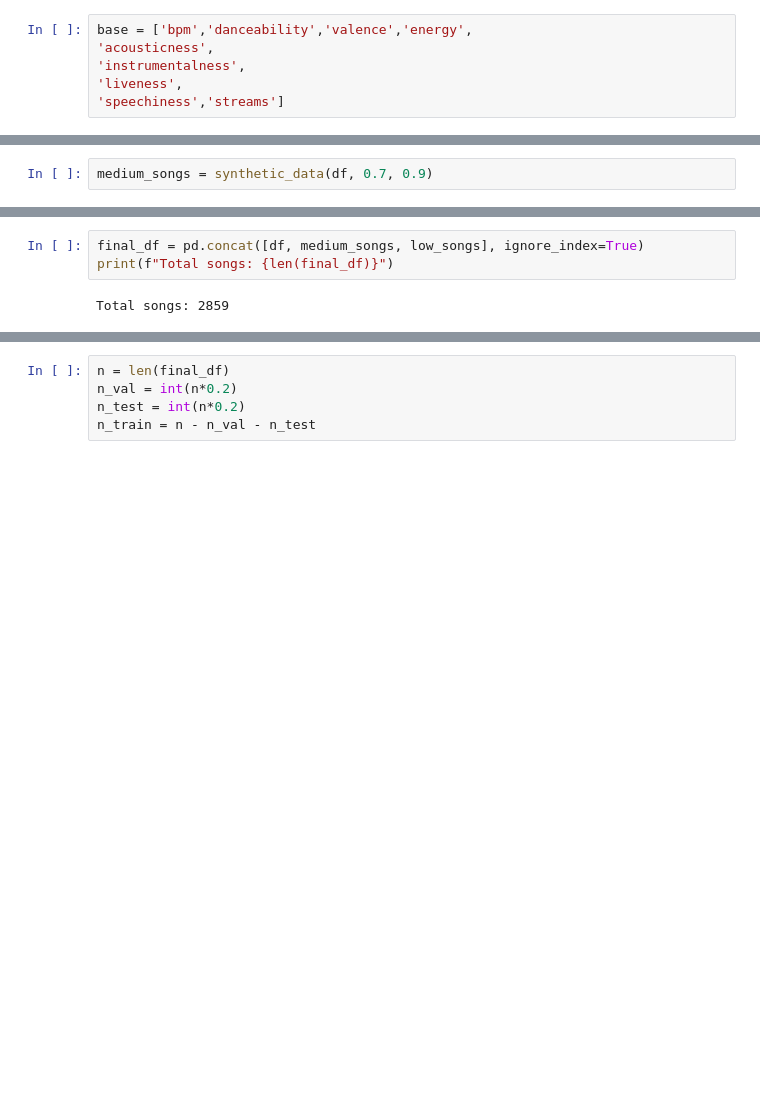
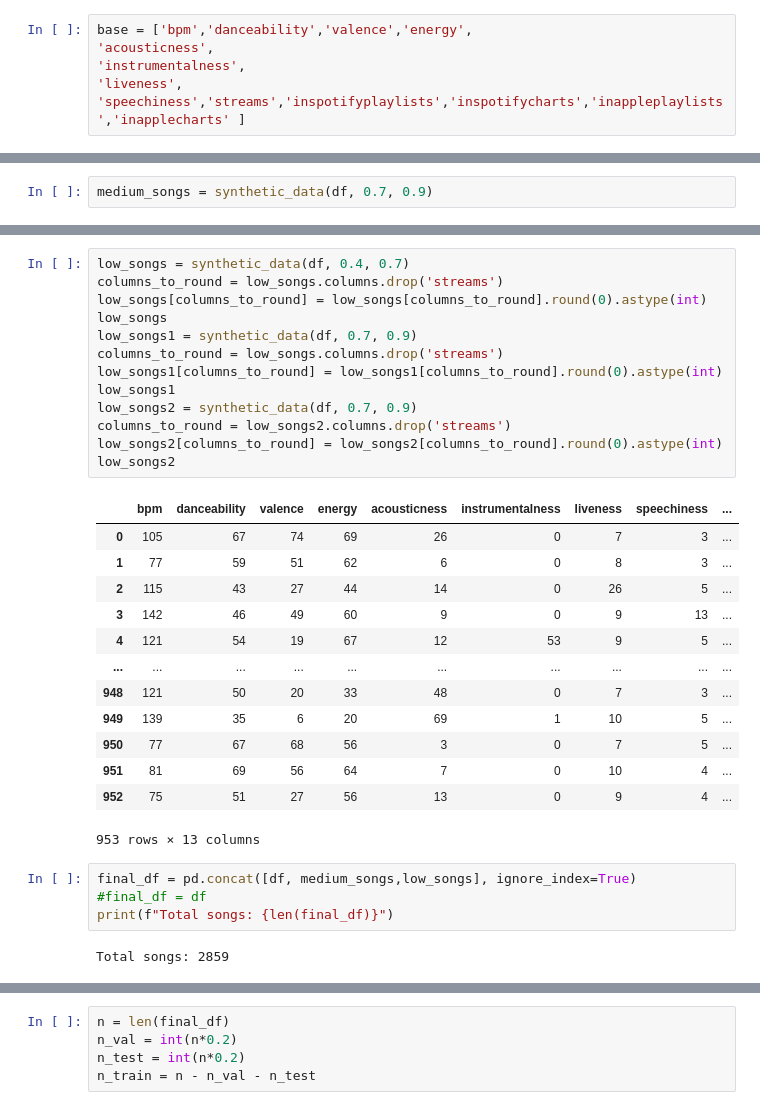
Before and after one commit to Muhsiinn/Song-Popularity-Predictor-, a Jupyter notebook: playground/workbench.ipynb, the cells around one changed output, grey strips where cells are left out. Drawn from its saved outputs; the diff is of its cells as text; blank space fills up the shorter version.

```diff
--- a/playground/workbench.ipynb
+++ b/playground/workbench.ipynb
@@ -71,7 +71,7 @@ base = ['bpm','danceability','valence','energy',
 'acousticness',
 'instrumentalness',
 'liveness',
-'speechiness','streams']
+'speechiness','streams','inspotifyplaylists','inspotifycharts','inappleplaylists','inapplecharts' ]
 # %%
 df = df[base]
 df.head()
@@ -231,5 +219,33 @@ low_songs
+# %%
+low_songs = synthetic_data(df, 0.4, 0.7)
+columns_to_round = low_songs.columns.drop('streams')
+low_songs[columns_to_round] = low_songs[columns_to_round].round(0).astype(int)
+low_songs
+low_songs1 = synthetic_data(df, 0.7, 0.9)
+columns_to_round = low_songs.columns.drop('streams')
+low_songs1[columns_to_round] = low_songs1[columns_to_round].round(0).astype(int)
+low_songs1
+low_songs2 = synthetic_data(df, 0.7, 0.9)
+columns_to_round = low_songs2.columns.drop('streams')
+low_songs2[columns_to_round] = low_songs2[columns_to_round].round(0).astype(int)
+low_songs2
+# %% [output]
+|  | bpm | danceability | valence | energy | acousticness | instrumentalness | liveness | speechiness | ... |
+| 0 | 105 | 67 | 74 | 69 | 26 | 0 | 7 | 3 | ... |
+| 1 | 77 | 59 | 51 | 62 | 6 | 0 | 8 | 3 | ... |
+| 2 | 115 | 43 | 27 | 44 | 14 | 0 | 26 | 5 | ... |
+| 3 | 142 | 46 | 49 | 60 | 9 | 0 | 9 | 13 | ... |
+| 4 | 121 | 54 | 19 | 67 | 12 | 53 | 9 | 5 | ... |
+| ... | ... | ... | ... | ... | ... | ... | ... | ... | ... |
+| 948 | 121 | 50 | 20 | 33 | 48 | 0 | 7 | 3 | ... |
+| 949 | 139 | 35 | 6 | 20 | 69 | 1 | 10 | 5 | ... |
+| 950 | 77 | 67 | 68 | 56 | 3 | 0 | 7 | 5 | ... |
+| 951 | 81 | 69 | 56 | 64 | 7 | 0 | 10 | 4 | ... |
+| 952 | 75 | 51 | 27 | 56 | 13 | 0 | 9 | 4 | ... |
+953 rows × 13 columns
 # %%
-final_df = pd.concat([df, medium_songs, low_songs], ignore_index=True)
+final_df = pd.concat([df, medium_songs,low_songs], ignore_index=True)
+#final_df = df
 print(f"Total songs: {len(final_df)}")
 # %% [output]
 Total songs: 2859
```
Also changed, not shown: parts of 22 cells of this notebook.
